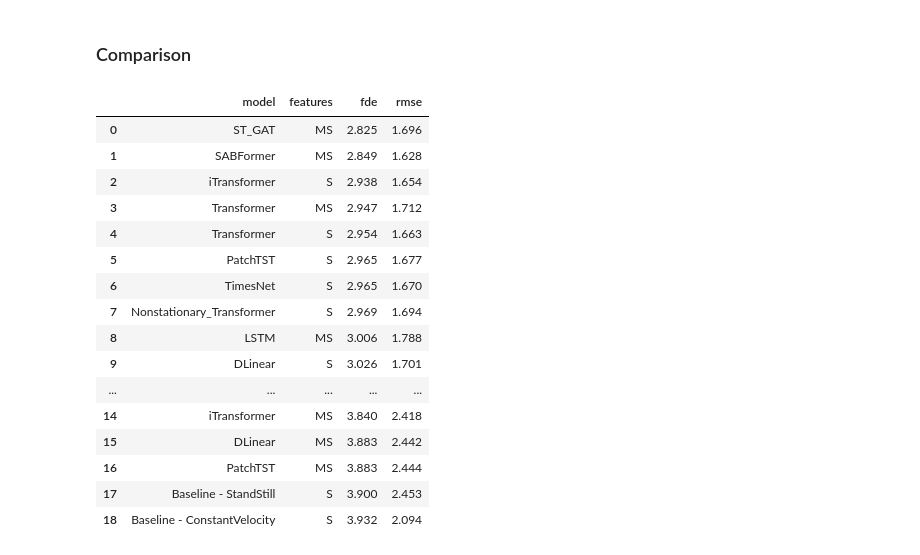
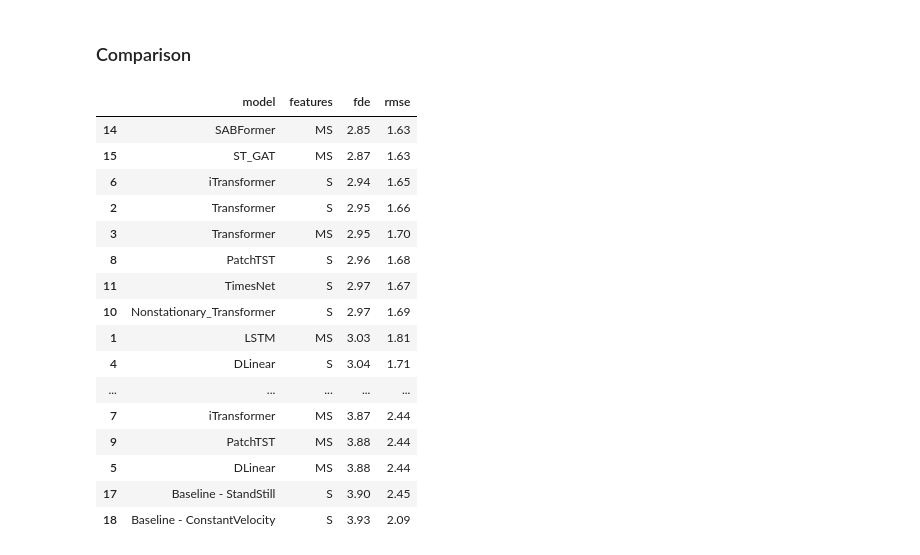
Before and after one commit to arnaud-odet/Time-Series-Library, a Jupyter notebook: results.ipynb, the cells around one changed output. Drawn from its saved outputs; the diff is of its cells as text; code cells hidden in the pictures.

```diff
--- a/results.ipynb
+++ b/results.ipynb
@@ -47,8 +47,8 @@ lt_logs_df = pd.read_csv('./logs/long_term_forecast.csv', index_col = 0)
 lt_logs_df['epoch'] = lt_logs_df['epoch'].fillna(-1).astype(int)
 lt_logs_df['fit_time'] = np.round(lt_logs_df['fit_time'],2)
 start_index = 232
-query = (lt_logs_df['model_id'] == model_id)&(lt_logs_df['fde'].isna() == False)&(lt_logs_df.index >= start_index)
-lt_logs_df[query][['model','features','input_features','seq_len', 'pred_len','lstm_layers','e_layers','d_model', 'd_layers', 'd_ff',
+loc_query = (lt_logs_df['model_id'] == model_id)&(lt_logs_df['fde'].isna() == False)&(lt_logs_df.index >= start_index)
+lt_logs_df[loc_query][['model','features','input_features','seq_len', 'pred_len','lstm_layers','e_layers','d_model', 'd_layers', 'd_ff',
        'dropout', 'learning_rate', 'train_epochs', 'epoch','fde','rmse','nb_params', 'fit_time']].sort_values('fde').head(20)
 # %% [output]
 |  | model | features | input_features | seq_len | pred_len | lstm_layers | e_layers | d_model | d_layers | ... |
@@ -133,30 +133,33 @@ bls = [{'model':'Baseline - StandStill', 'features':'S','fde':ss_fde, 'rmse':ss_
 # %% [markdown]
 ### Comparison
 # %%
-tmp_df = lt_logs_df[query][['model','features','fde','rmse']].copy().sort_values(by = 'fde')
+columns = ['model','features','fde','rmse']
+
+tmp_df = pd.concat([lt_logs_df[loc_query][columns].copy(), cp_logs_df[columns].copy()]).reset_index(drop=True)
+tmp_df.sort_values(by = 'fde')
 tmp_df['dupl'] = tmp_df[['model','features']].duplicated()
 tmp_df=tmp_df[tmp_df['dupl'] == False]
 # %%
 comp = pd.concat([tmp_df.drop(columns = 'dupl'), pd.DataFrame(bls)]).reset_index(drop=True)
-comp.sort_values(by = 'fde').round(3)
+comp.sort_values(by = 'fde').round(2)
 # %% [output]
 |  | model | features | fde | rmse |
-| 0 | ST_GAT | MS | 2.825 | 1.696 |
-| 1 | SABFormer | MS | 2.849 | 1.628 |
-| 2 | iTransformer | S | 2.938 | 1.654 |
-| 3 | Transformer | MS | 2.947 | 1.712 |
-| 4 | Transformer | S | 2.954 | 1.663 |
-| 5 | PatchTST | S | 2.965 | 1.677 |
-| 6 | TimesNet | S | 2.965 | 1.670 |
-| 7 | Nonstationary_Transformer | S | 2.969 | 1.694 |
-| 8 | LSTM | MS | 3.006 | 1.788 |
-| 9 | DLinear | S | 3.026 | 1.701 |
+| 14 | SABFormer | MS | 2.85 | 1.63 |
+| 15 | ST_GAT | MS | 2.87 | 1.63 |
+| 6 | iTransformer | S | 2.94 | 1.65 |
+| 2 | Transformer | S | 2.95 | 1.66 |
+| 3 | Transformer | MS | 2.95 | 1.70 |
+| 8 | PatchTST | S | 2.96 | 1.68 |
+| 11 | TimesNet | S | 2.97 | 1.67 |
+| 10 | Nonstationary_Transformer | S | 2.97 | 1.69 |
+| 1 | LSTM | MS | 3.03 | 1.81 |
+| 4 | DLinear | S | 3.04 | 1.71 |
 | ... | ... | ... | ... | ... |
-| 14 | iTransformer | MS | 3.840 | 2.418 |
-| 15 | DLinear | MS | 3.883 | 2.442 |
-| 16 | PatchTST | MS | 3.883 | 2.444 |
-| 17 | Baseline - StandStill | S | 3.900 | 2.453 |
-| 18 | Baseline - ConstantVelocity | S | 3.932 | 2.094 |
+| 7 | iTransformer | MS | 3.87 | 2.44 |
+| 9 | PatchTST | MS | 3.88 | 2.44 |
+| 5 | DLinear | MS | 3.88 | 2.44 |
+| 17 | Baseline - StandStill | S | 3.90 | 2.45 |
+| 18 | Baseline - ConstantVelocity | S | 3.93 | 2.09 |
 # %%
 sns.scatterplot(data=comp, x = 'rmse', y = 'fde', hue = 'features', alpha = 0.6);
 # %% [output]
```
Also changed, not shown: parts of 4 cells of this notebook, 2 other files.
